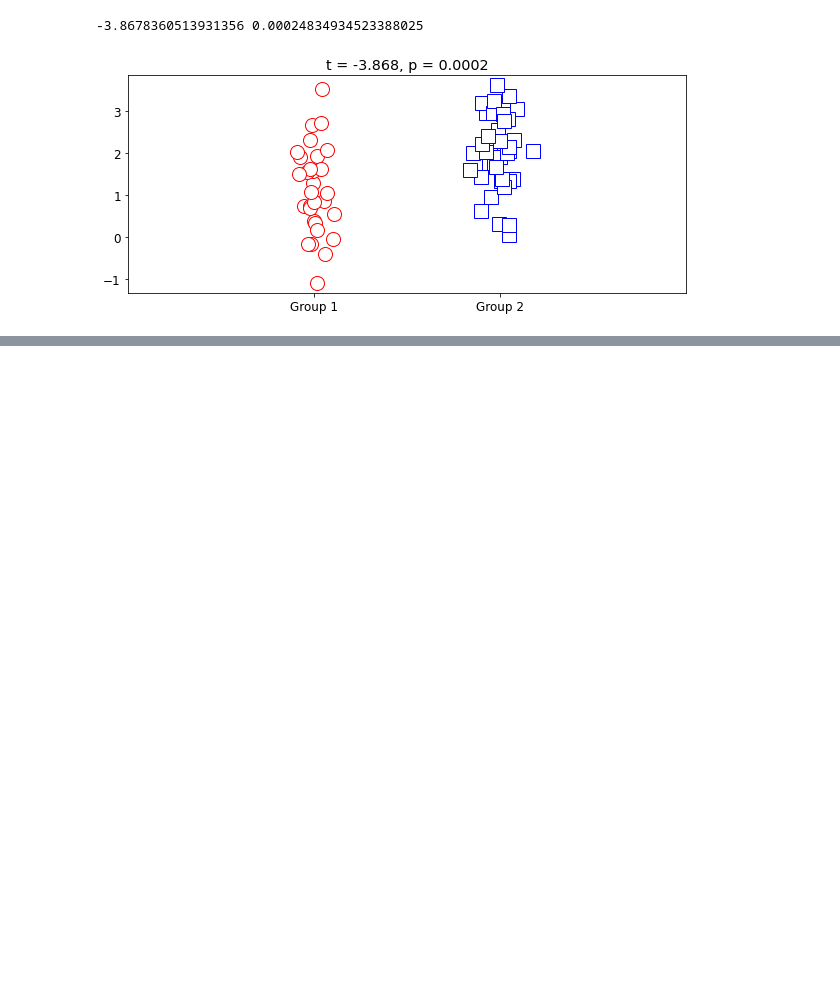
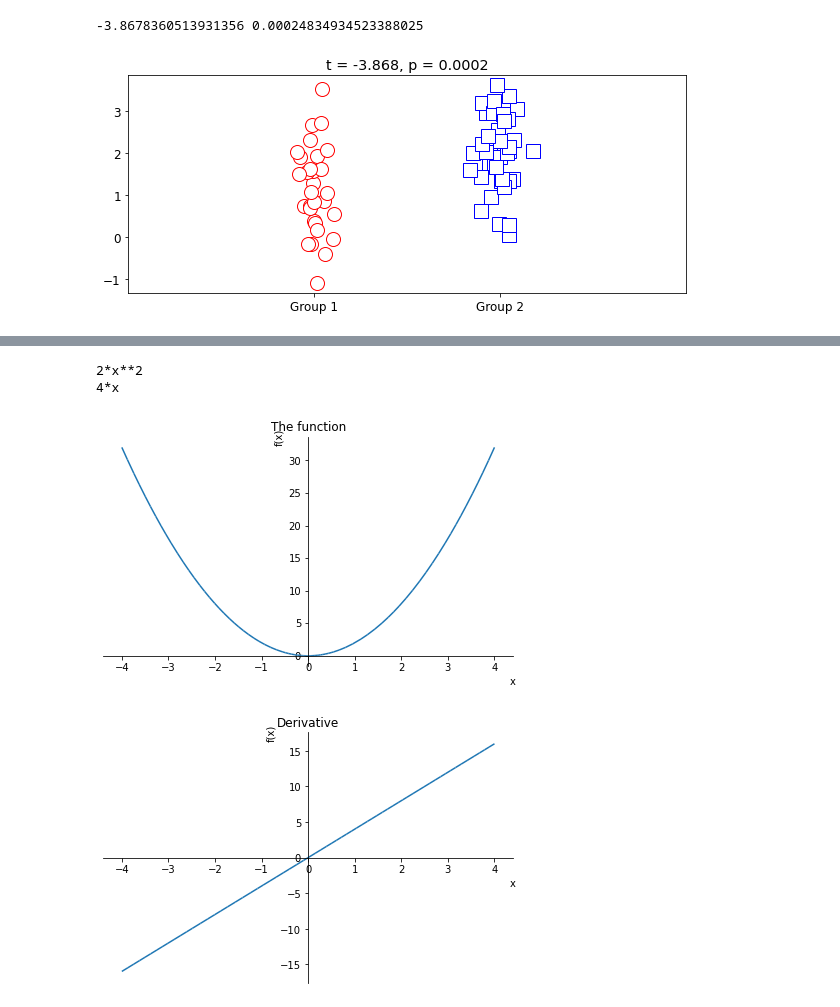
Before and after one commit to kavinda-ravishan/A_deep_understanding_of_deep_learning, a Jupyter notebook: 05 Math, numpy, PyTorch/app.ipynb, the cells around one changed output, grey strips where cells are left out. Cells and saved outputs as stored; diff of their text form; code cells hidden in the pictures; blank space fills up the shorter version.

Commit message:
Derivatives_ intuition and polynomials

```diff
--- a/05 Math, numpy, PyTorch/app.ipynb
+++ b/05 Math, numpy, PyTorch/app.ipynb
@@ -632,0 +642,21 @@ plt.show()
+# %%
+x = sym.symbols('x')
+
+fx = 2*x**2 # 2x^2
+
+df = sym.diff(fx, x)
+
+print(fx)
+print(df)
+# %% [output]
+2*x**2
+4*x
+# %%
+symplot(fx, (x, -4, 4), title='The function')
+plt.show()
+
+symplot(df, (x, -4, 4), title='Derivative')
+plt.show()
+# %% [output]
+[figure, added]
+[figure, added]
```
Also changed, not shown: parts of 3 cells of this notebook.
